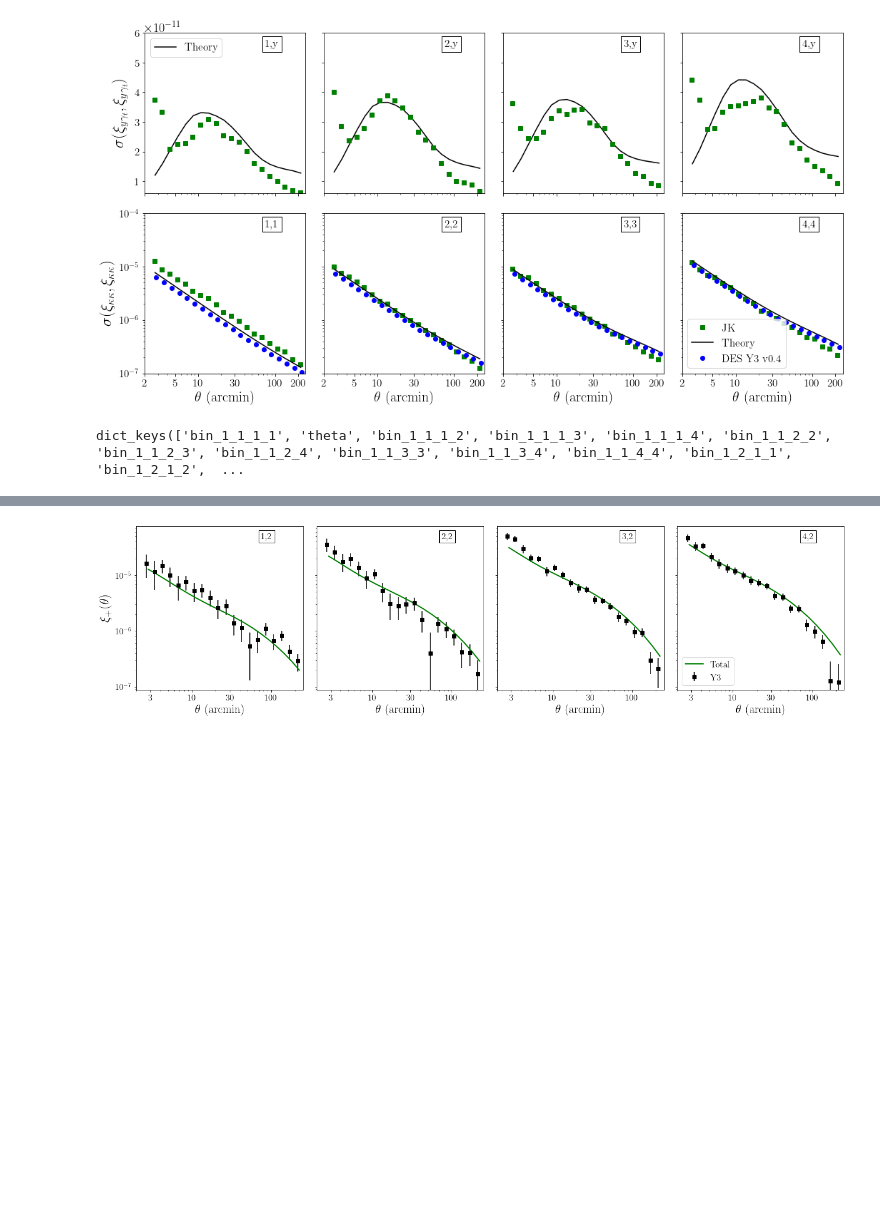
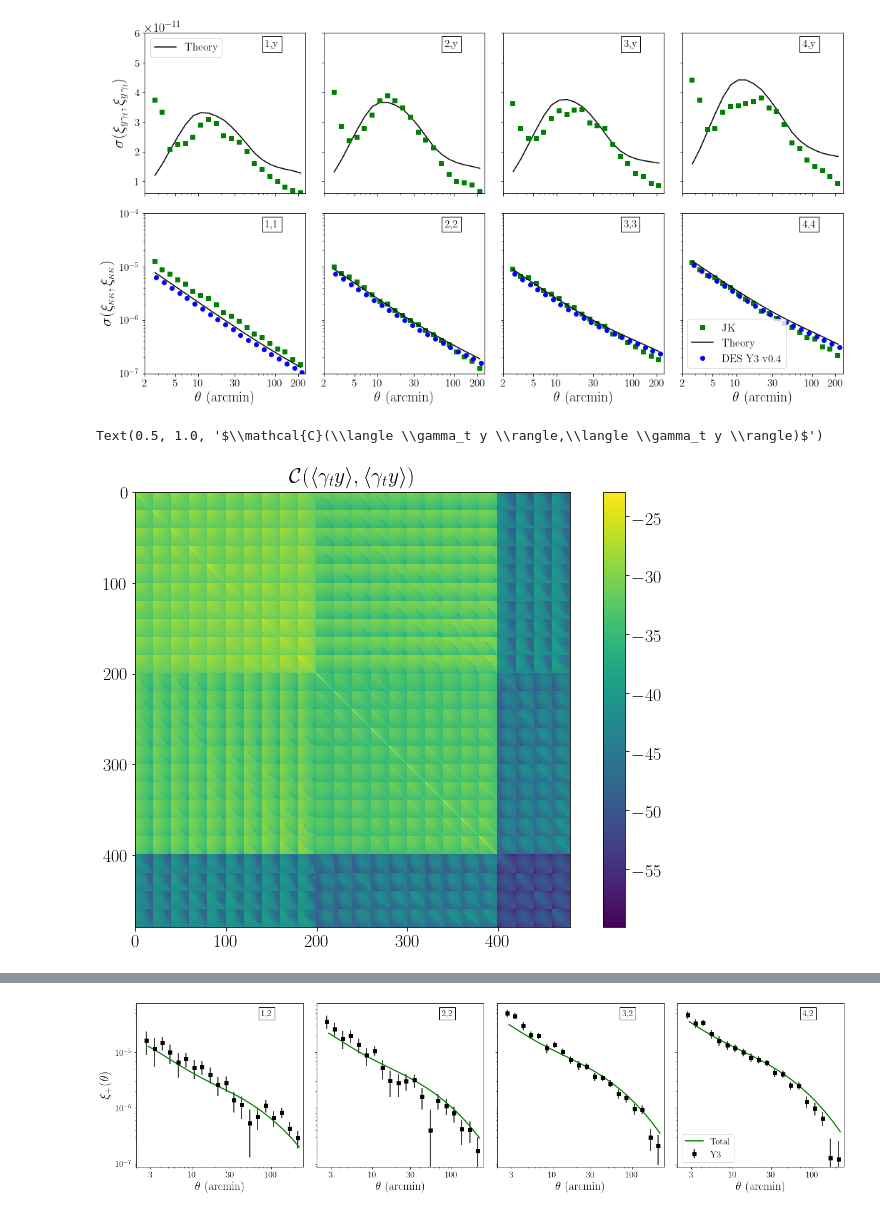
Before and after one commit to shivampcosmo/ACTxDESY3, a Jupyter notebook: src/plotting/shearxy.ipynb, the cells around one changed output, grey strips where cells are left out. Cells and saved outputs as stored; diff of their text form; code cells hidden in the pictures; blank space fills up the shorter version.

```diff
--- a/src/plotting/shearxy.ipynb
+++ b/src/plotting/shearxy.ipynb
@@ -1003,10 +1002,24 @@ pl.tight_layout()
 # fig.savefig('xi_ygt_kk_allbins_sigma_comp.pdf')
 # %% [output]
 [figure]
-# %%
-DV.fftcovtot_dict['kk_kk'].keys()
-# %% [output]
-dict_keys(['bin_1_1_1_1', 'theta', 'bin_1_1_1_2', 'bin_1_1_1_3', 'bin_1_1_1_4', 'bin_1_1_2_2', 'bin_1_1_2_3', 'bin_1_1_2_4', 'bin_1_1_3_3', 'bin_1_1_3_4', 'bin_1_1_4_4', 'bin_1_2_1_1', 'bin_1_2_1_2',  ...
+# %%
+covf = fits.open('/global/cfs/cdirs/des/shivamp/nl_cosmosis/cosmosis/ACTxDESY3/src/data/DES_Planck_theorycov_theorydv.fits')['COVMAT'].data
+# %%
+def get_corr(cov):
+    corr = np.zeros(cov.shape)
+    for ii in range(0, cov.shape[0]):
+        for jj in range(0, cov.shape[1]):
+            corr[ii, jj] = cov[ii, jj] / np.sqrt(cov[ii, ii] * cov[jj, jj])
+    return corr
+
+pl.figure( figsize = (12,8))
+# pl.imshow(np.log(np.abs(twoptf['cov_total'])))
+pl.imshow(np.log(np.abs(covf)))
+pl.colorbar()
+pl.title(r'$\mathcal{C}(\langle \gamma_t y \rangle,\langle \gamma_t y \rangle)$')
+# %% [output]
+Text(0.5, 1.0, '$\\mathcal{C}(\\langle \\gamma_t y \\rangle,\\langle \\gamma_t y \\rangle)$')
+[figure, added]
 # %%
 from twobessel import *
 import matplotlib.pyplot as plt
```
Also changed, not shown: parts of 4 cells of this notebook, 10 other files.
